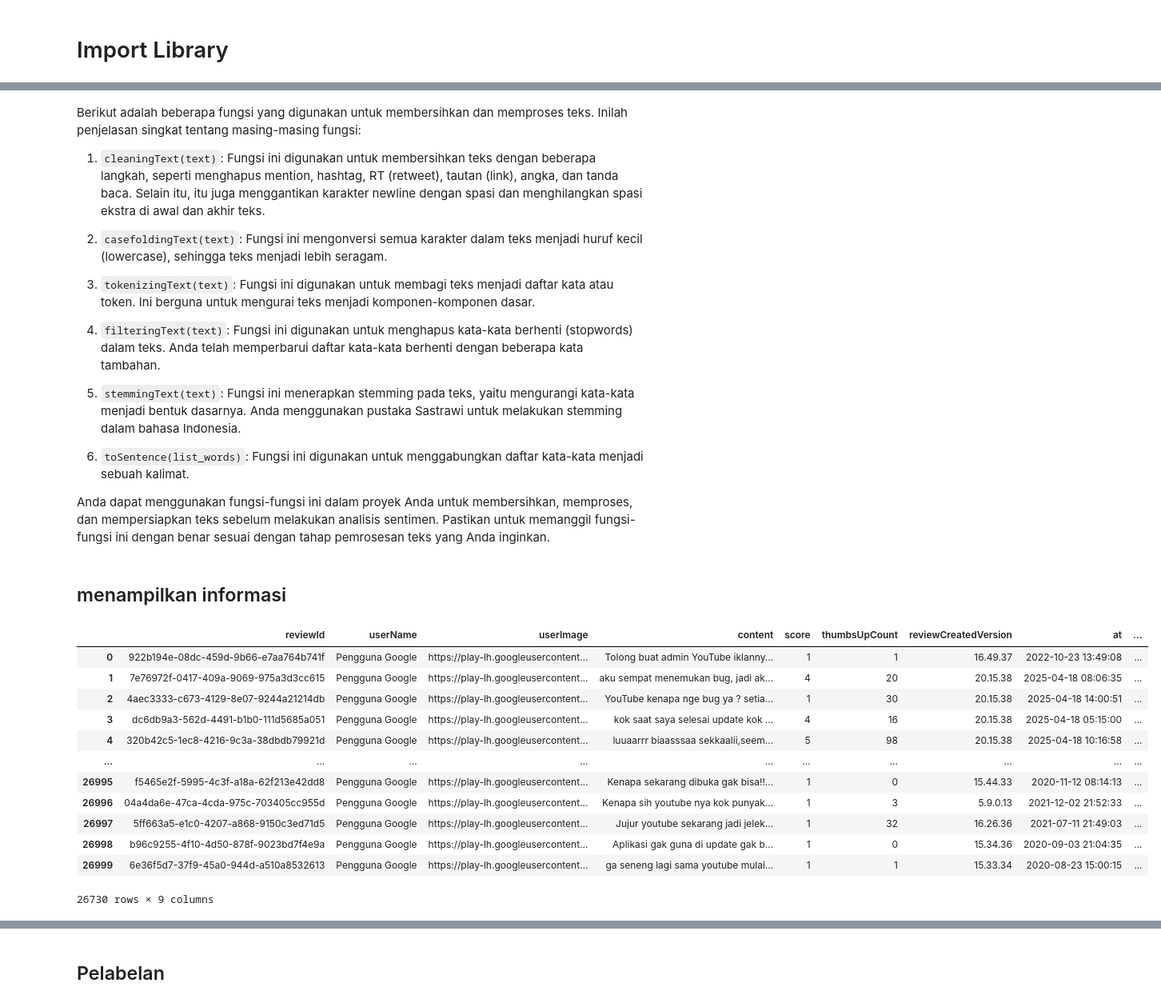
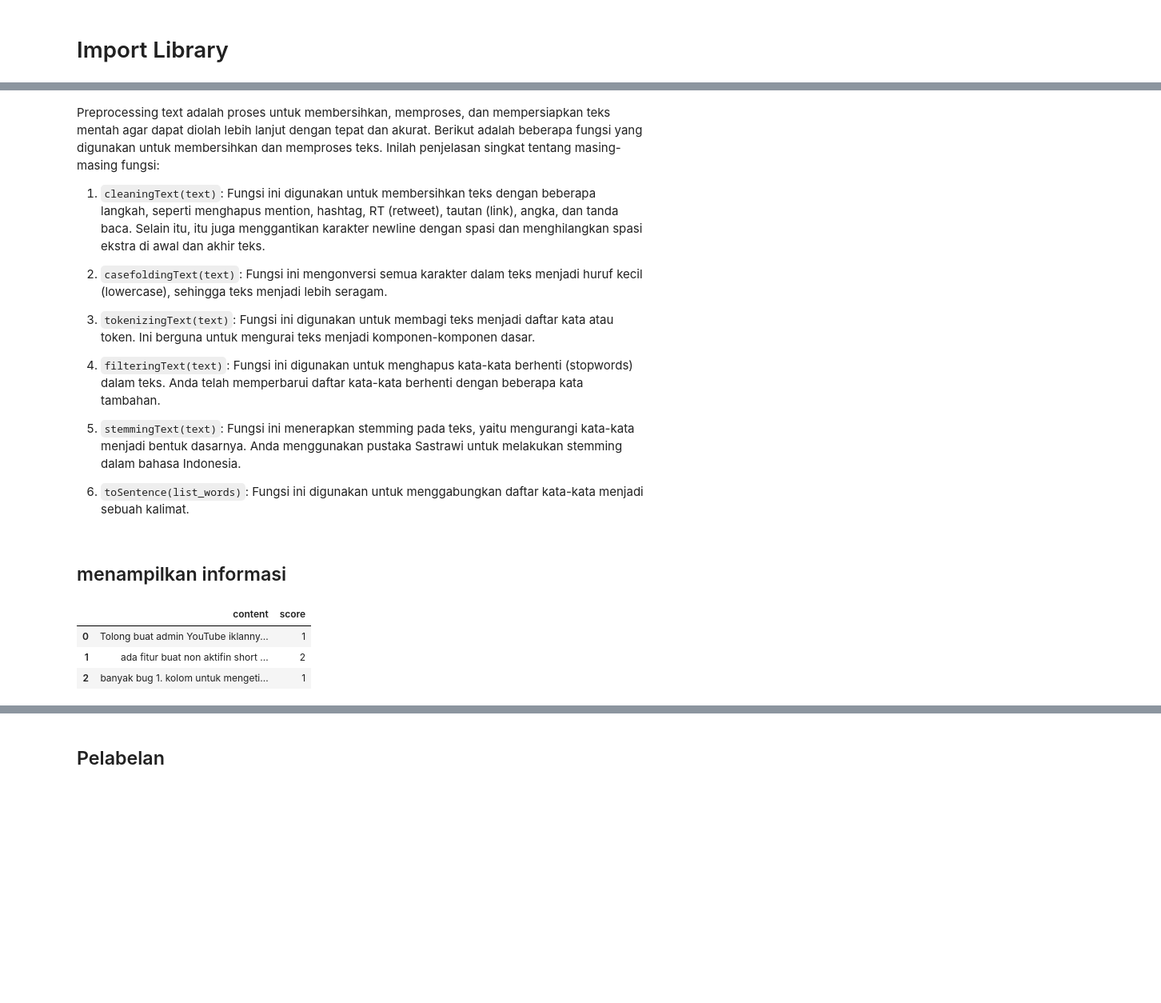
Before and after one commit to Satss101/Submission_sentimen_analisis, a Jupyter notebook: notebook.ipynb, the cells around one changed output, grey strips where cells are left out. Shown at 80% size. Drawn from its saved outputs; the diff is of its cells as text; code cells hidden in the pictures; blank space fills up the shorter version.

```diff
--- a/notebook.ipynb
+++ b/notebook.ipynb
@@ -34,0 +72,4 @@ True
+# %%
+# Membaca data ulasan aplikasi dari file CSV
+app_reviews_df = pd.read_csv('ulasan_aplikasi.csv')
+app_reviews_df.info()
@@ -37,4 +94,0 @@ True
-# %%
-app_reviews_df = app_reviews_df.drop(columns=['replyContent'])
-app_reviews_df = app_reviews_df.drop(columns=['repliedAt'])
-app_reviews_df.head()
@@ -70,0 +127,3 @@ memory usage: 2.0+ MB
+# %%
+clean_df = clean_df.drop(columns=['userImage','reviewId','userName','thumbsUpCount','reviewCreatedVersion','at','appVersion'])
+clean_df.info()
@@ -79,5 +145,5 @@ jumlah_ulasan_setelah_hapus_duplikat, jumlah_kolom_setelah_hapus_duplikat = clea
 # %% [markdown]
-Berikut adalah beberapa fungsi yang digunakan untuk membersihkan dan memproses teks. Inilah penjelasan singkat tentang masing-masing fungsi:
+Preprocessing text adalah proses untuk membersihkan, memproses, dan mempersiapkan teks mentah agar dapat diolah lebih lanjut dengan tepat dan akurat. Berikut adalah beberapa fungsi yang digunakan untuk membersihkan dan memproses teks. Inilah penjelasan singkat tentang masing-masing fungsi:
 
 1. `cleaningText(text)`: Fungsi ini digunakan untuk membersihkan teks dengan beberapa langkah, seperti menghapus mention, hashtag, RT (retweet), tautan (link), angka, dan tanda baca. Selain itu, itu juga menggantikan karakter newline dengan spasi dan menghilangkan spasi ekstra di awal dan akhir teks.
 
@@ -90,8 +156,6 @@ Berikut adalah beberapa fungsi yang digunakan untuk membersihkan dan memproses t
 5. `stemmingText(text)`: Fungsi ini menerapkan stemming pada teks, yaitu mengurangi kata-kata menjadi bentuk dasarnya. Anda menggunakan pustaka Sastrawi untuk melakukan stemming dalam bahasa Indonesia.
 
 6. `toSentence(list_words)`: Fungsi ini digunakan untuk menggabungkan daftar kata-kata menjadi sebuah kalimat.
-
-Anda dapat menggunakan fungsi-fungsi ini dalam proyek Anda untuk membersihkan, memproses, dan mempersiapkan teks sebelum melakukan analisis sentimen. Pastikan untuk memanggil fungsi-fungsi ini dengan benar sesuai dengan tahap pemrosesan teks yang Anda inginkan.
 # %%
 def cleaningText(text):
     text = re.sub(r'@[A-Za-z0-9]+', '', text) # remove mentions
@@ -164,19 +228,10 @@ def fix_slangwords(text):
 # %% [markdown]
 ## menampilkan informasi
 # %%
-clean_df
+clean_df.head(3)
 # %% [output]
-|  | reviewId | userName | userImage | content | score | thumbsUpCount | reviewCreatedVersion | at | ... |
-| 0 | 922b194e-08dc-459d-9b66-e7aa764b741f | Pengguna Google | https://play-lh.googleusercontent... | Tolong buat admin YouTube iklanny... | 1 | 1 | 16.49.37 | 2022-10-23 13:49:08 | ... |
-| 1 | 7e76972f-0417-409a-9069-975a3d3cc615 | Pengguna Google | https://play-lh.googleusercontent... | aku sempat menemukan bug, jadi ak... | 4 | 20 | 20.15.38 | 2025-04-18 08:06:35 | ... |
-| 2 | 4aec3333-c673-4129-8e07-9244a21214db | Pengguna Google | https://play-lh.googleusercontent... | YouTube kenapa nge bug ya ? setia... | 1 | 30 | 20.15.38 | 2025-04-18 14:00:51 | ... |
-| 3 | dc6db9a3-562d-4491-b1b0-111d5685a051 | Pengguna Google | https://play-lh.googleusercontent... | kok saat saya selesai update kok ... | 4 | 16 | 20.15.38 | 2025-04-18 05:15:00 | ... |
-| 4 | 320b42c5-1ec8-4216-9c3a-38dbdb79921d | Pengguna Google | https://play-lh.googleusercontent... | luuaarrr biaasssaa sekkaalii,seem... | 5 | 98 | 20.15.38 | 2025-04-18 10:16:58 | ... |
-| ... | ... | ... | ... | ... | ... | ... | ... | ... | ... |
-| 26995 | f5465e2f-5995-4c3f-a18a-62f213e42dd8 | Pengguna Google | https://play-lh.googleusercontent... | Kenapa sekarang dibuka gak bisa!!... | 1 | 0 | 15.44.33 | 2020-11-12 08:14:13 | ... |
-| 26996 | 04a4da6e-47ca-4cda-975c-703405cc955d | Pengguna Google | https://play-lh.googleusercontent... | Kenapa sih youtube nya kok punyak... | 1 | 3 | 5.9.0.13 | 2021-12-02 21:52:33 | ... |
-| 26997 | 5ff663a5-e1c0-4207-a868-9150c3ed71d5 | Pengguna Google | https://play-lh.googleusercontent... | Jujur youtube sekarang jadi jelek... | 1 | 32 | 16.26.36 | 2021-07-11 21:49:03 | ... |
-| 26998 | b96c9255-4f10-4d50-878f-9023bd7f4e9a | Pengguna Google | https://play-lh.googleusercontent... | Aplikasi gak guna di update gak b... | 1 | 0 | 15.34.36 | 2020-09-03 21:04:35 | ... |
-| 26999 | 6e36f5d7-37f9-45a0-944d-a510a8532613 | Pengguna Google | https://play-lh.googleusercontent... | ga seneng lagi sama youtube mulai... | 1 | 1 | 15.33.34 | 2020-08-23 15:00:15 | ... |
+|  | content | score |
+| 0 | Tolong buat admin YouTube iklanny... | 1 |
+| 1 | ada fitur buat non aktifin short ... | 2 |
+| 2 | banyak bug 1. kolom untuk mengeti... | 1 |
-26730 rows × 9 columns
 # %%
```
Also changed, not shown: parts of 39 cells of this notebook, 6 other files.
